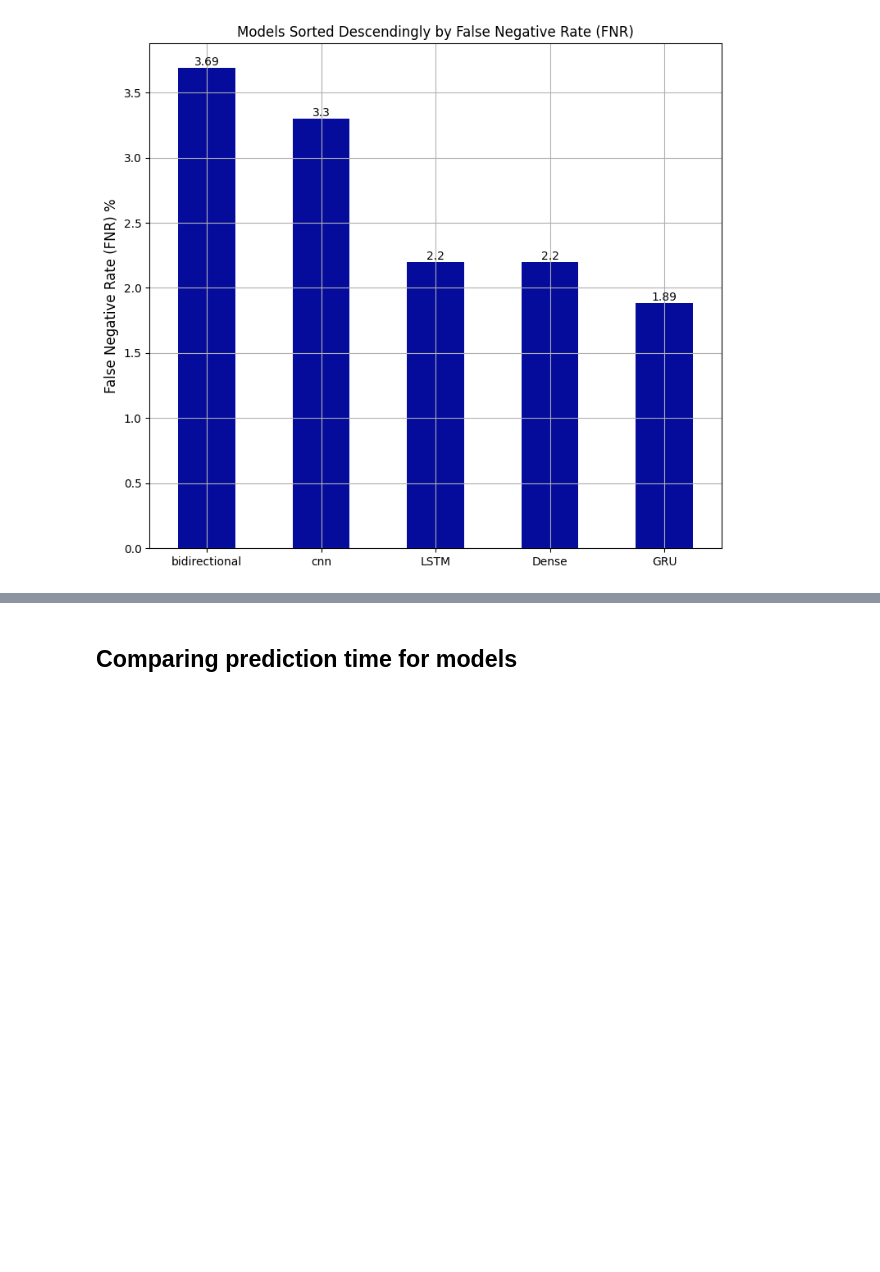
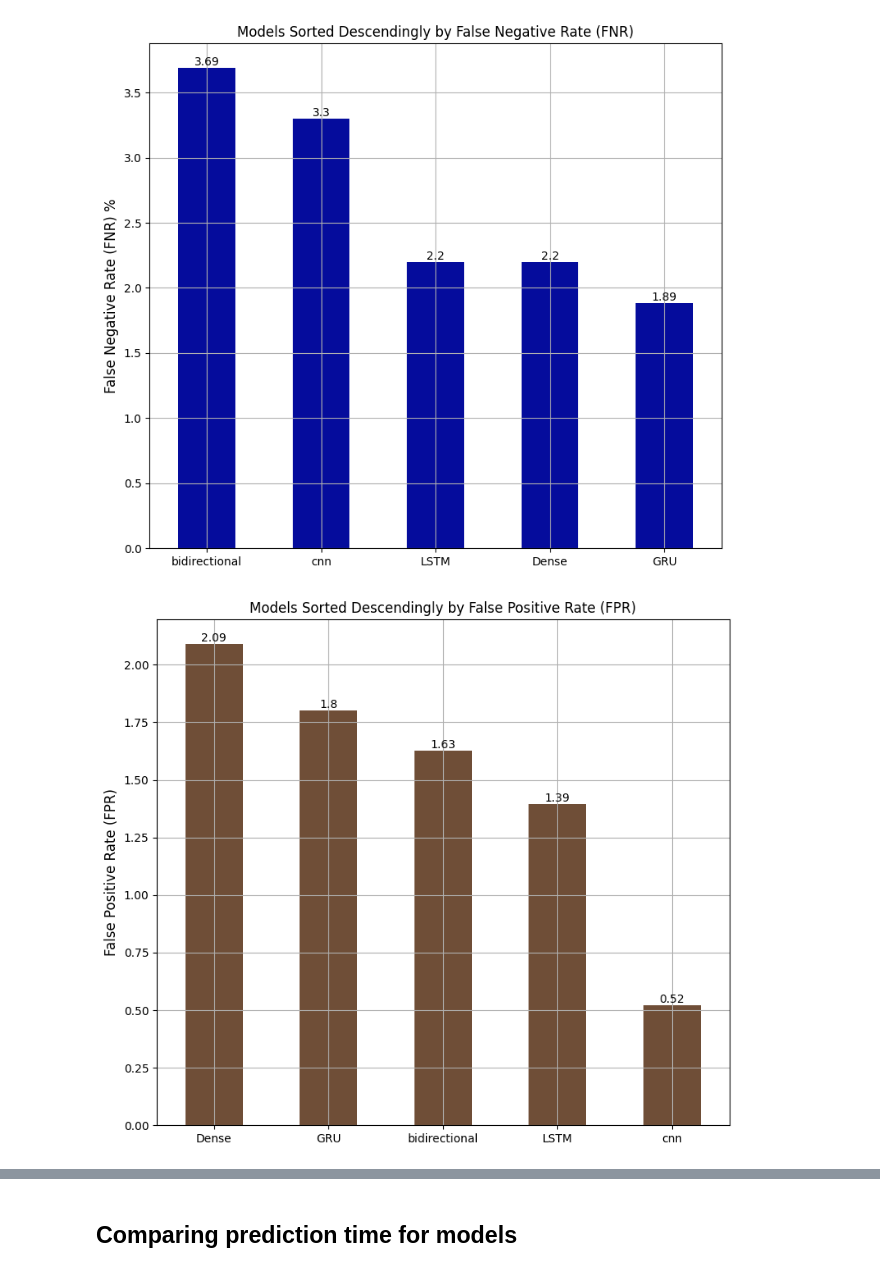
Before and after one commit to AdbulrhmanEldeeb/phishing_emails_detection, a Jupyter notebook: phishing-emails.ipynb, the cells around one changed output, grey strips where cells are left out. Cells and saved outputs as stored; diff of their text form; code cells hidden in the pictures; blank space fills up the shorter version.

```diff
--- a/phishing-emails.ipynb
+++ b/phishing-emails.ipynb
@@ -2140,3 +2131,45 @@ plt.xticks(rotation=0)
 plt.show()
 # %% [output]
 [figure]
+# %%
+# making a function that plots a bar plot for comparion of metrics between columns
+def plot_bar_plot_of_metric(column_name : str , color : str):
+    """
+    Plots a bar chart of a specified metric from a DataFrame, sorted in descending order.
+
+    Parameters:
+    - column_name (str): The name of the column/metric to plot.
+    - color (str): The color code for the bars in the plot (e.g., 'FF5733' for orange).
+
+    Returns:
+    - None: Displays the plot directly using matplotlib.
+
+    Example Usage:
+    >>> plot_bar_plot_of_metric('False Positive Rate (FPR)', 'FF5733')
+    """
+
+
+
+    ax = all_metrics_df.sort_values(column_name, ascending=False)[column_name].plot(kind='bar', figsize=(9, 8), color=f'#{color}')
+
+    # Adding value labels above each bar
+    for p in ax.patches:
+        ax.annotate(str(round(p.get_height(), 2)), (p.get_x() + p.get_width() / 2., p.get_height()), ha='center', va='center', xytext=(0, 5),
+                    textcoords='offset points')
+
+    # Adding title and labels
+    plt.title(f'Models Sorted Descendingly by {column_name}')
+    plt.ylabel(column_name, fontsize=12)
+
+    # Adding grid and rotating x-axis labels
+    plt.grid()
+    plt.xticks(rotation=0)
+
+    # Displaying the plot
+    plt.show()
+# %%
+# Plotting bar plot for models sorted descendingly by FPR
+
+plot_bar_plot_of_metric('False Positive Rate (FPR)','6F4E37')
+# %% [output]
+[figure, added]
```
Also changed, not shown: parts of 4 cells of this notebook.
